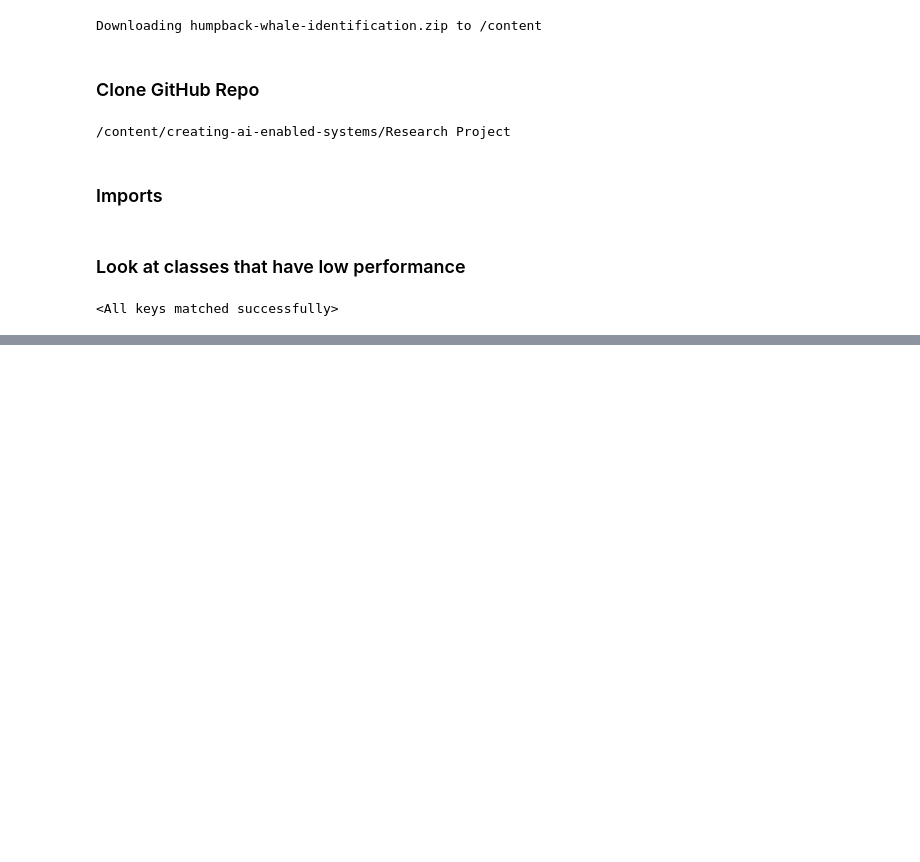
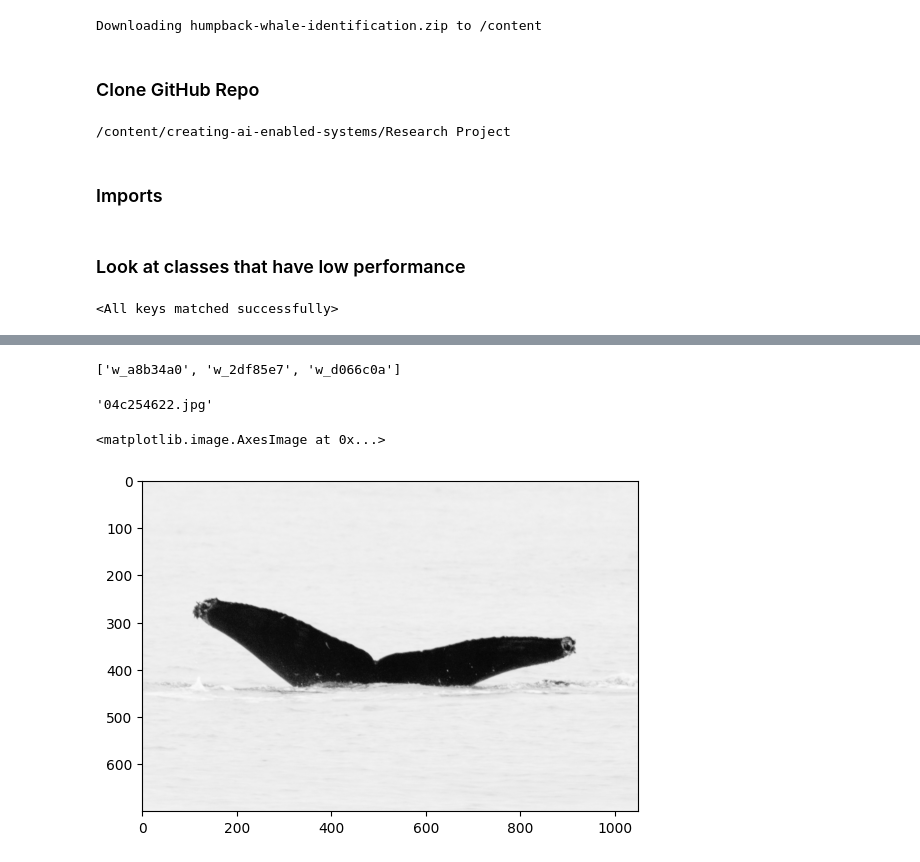
Before and after one commit to jwells52/creating-ai-enabled-systems, a Jupyter notebook: Research Project/notebooks/fsl_experiment3.ipynb, the cells around one changed output, grey strips where cells are left out. Saved outputs shown, nothing was run; the diff lists cells and outputs as text; code cells hidden in the pictures; blank space fills up the shorter version.

```diff
--- a/Research Project/notebooks/fsl_experiment3.ipynb
+++ b/Research Project/notebooks/fsl_experiment3.ipynb
@@ -184,0 +170,8 @@ plt.xlabel('Class Accuracy');
+# %%
+low_performance_classes
+# %% [output]
+['w_a8b34a0', 'w_2df85e7', 'w_d066c0a']
+# %%
+df[df['Id'] == 'w_2df85e7']['Image'].iloc[1]
+# %% [output]
+'04c254622.jpg'
@@ -184,0 +180,7 @@ plt.xlabel('Class Accuracy');
+# %%
+img = cv2.imread(f'/content/train/{img_filename}')
+# %%
+plt.imshow(img)
+# %% [output]
+<matplotlib.image.AxesImage at 0x...>
+[figure, added]
```
Also changed, not shown: parts of 10 cells of this notebook.
